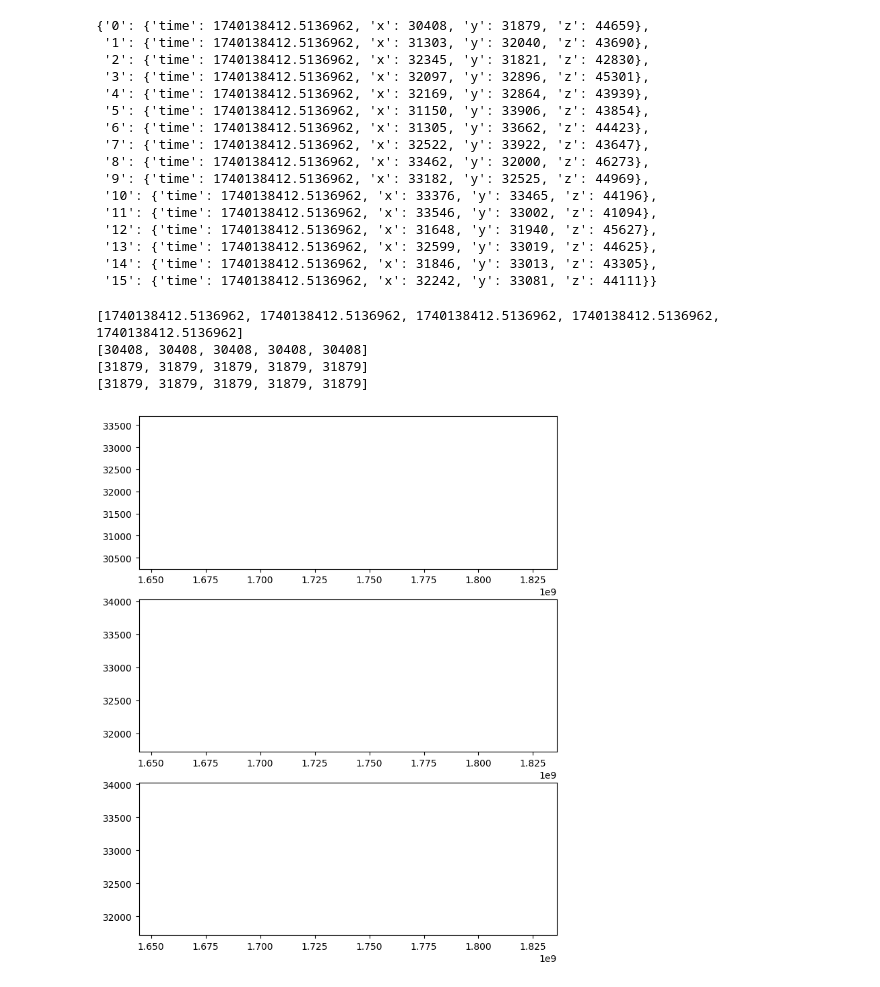
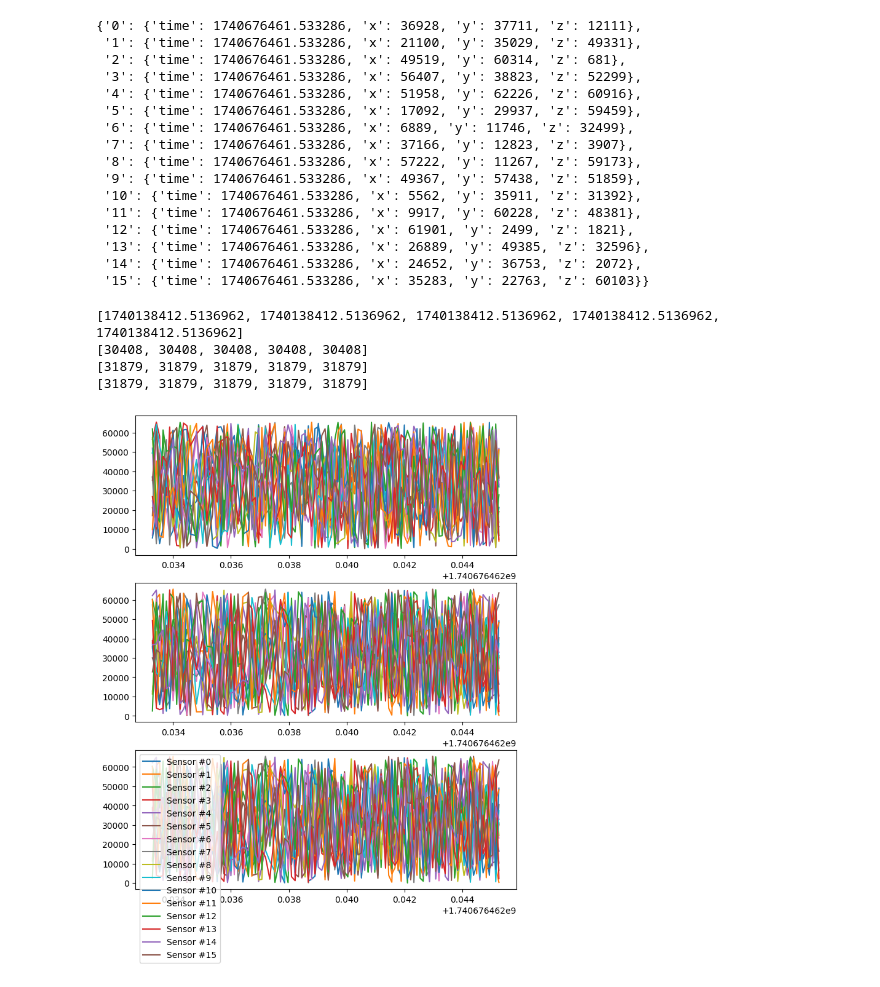
Before and after one commit to RaulGhisa/xela, a Jupyter notebook: src/notebooks/xela_data_analysis.ipynb, the cells around one changed output. Drawn from its saved outputs; the diff is of its cells as text; code cells hidden in the pictures.

```diff
--- a/src/notebooks/xela_data_analysis.ipynb
+++ b/src/notebooks/xela_data_analysis.ipynb
@@ -3,8 +3,8 @@ import json
 import matplotlib.pyplot as plt
 import os
 # %%
-with open(os.path.abspath(r'../../resources/all_grid_run__20250221T114712.json')) as file:
+with open(os.path.abspath(r'../../resources/mock_data.json')) as file:
     sensor_data = json.load(file)
 
-sensor_data[0]
+print(sensor_data[0])  # check there is something in there
 # %% [output]
@@ -28,5 +12,9 @@ sensor_data[0]
 # %%
-def convert_raw_sensor_data(data: list):
+def convert_raw_sensor_data(data: list) -> list[dict]:
+    """
+        Extract the time, x, y, z forces from raw sensor readings.
+        Returns an array of dicts.
+    """
     out = []
     for reading in data:
         msg = reading['1']['data']
@@ -46,26 +34,30 @@ def convert_raw_sensor_data(data: list):
 
 
 proc_sensor_data = convert_raw_sensor_data(sensor_data)
-proc_sensor_data[0]
+proc_sensor_data[0]  # check it works
 # %% [output]
-{'0': {'time': 1740138412.5136962, 'x': 30408, 'y': 31879, 'z': 44659},
- '1': {'time': 1740138412.5136962, 'x': 31303, 'y': 32040, 'z': 43690},
- '2': {'time': 1740138412.5136962, 'x': 32345, 'y': 31821, 'z': 42830},
- '3': {'time': 1740138412.5136962, 'x': 32097, 'y': 32896, 'z': 45301},
- '4': {'time': 1740138412.5136962, 'x': 32169, 'y': 32864, 'z': 43939},
- '5': {'time': 1740138412.5136962, 'x': 31150, 'y': 33906, 'z': 43854},
- '6': {'time': 1740138412.5136962, 'x': 31305, 'y': 33662, 'z': 44423},
- '7': {'time': 1740138412.5136962, 'x': 32522, 'y': 33922, 'z': 43647},
- '8': {'time': 1740138412.5136962, 'x': 33462, 'y': 32000, 'z': 46273},
- '9': {'time': 1740138412.5136962, 'x': 33182, 'y': 32525, 'z': 44969},
- '10': {'time': 1740138412.5136962, 'x': 33376, 'y': 33465, 'z': 44196},
- '11': {'time': 1740138412.5136962, 'x': 33546, 'y': 33002, 'z': 41094},
- '12': {'time': 1740138412.5136962, 'x': 31648, 'y': 31940, 'z': 45627},
- '13': {'time': 1740138412.5136962, 'x': 32599, 'y': 33019, 'z': 44625},
- '14': {'time': 1740138412.5136962, 'x': 31846, 'y': 33013, 'z': 43305},
- '15': {'time': 1740138412.5136962, 'x': 32242, 'y': 33081, 'z': 44111}}
+{'0': {'time': 1740676461.533286, 'x': 36928, 'y': 37711, 'z': 12111},
+ '1': {'time': 1740676461.533286, 'x': 21100, 'y': 35029, 'z': 49331},
+ '2': {'time': 1740676461.533286, 'x': 49519, 'y': 60314, 'z': 681},
+ '3': {'time': 1740676461.533286, 'x': 56407, 'y': 38823, 'z': 52299},
+ '4': {'time': 1740676461.533286, 'x': 51958, 'y': 62226, 'z': 60916},
+ '5': {'time': 1740676461.533286, 'x': 17092, 'y': 29937, 'z': 59459},
+ '6': {'time': 1740676461.533286, 'x': 6889, 'y': 11746, 'z': 32499},
+ '7': {'time': 1740676461.533286, 'x': 37166, 'y': 12823, 'z': 3907},
+ '8': {'time': 1740676461.533286, 'x': 57222, 'y': 11267, 'z': 59173},
+ '9': {'time': 1740676461.533286, 'x': 49367, 'y': 57438, 'z': 51859},
+ '10': {'time': 1740676461.533286, 'x': 5562, 'y': 35911, 'z': 31392},
+ '11': {'time': 1740676461.533286, 'x': 9917, 'y': 60228, 'z': 48381},
+ '12': {'time': 1740676461.533286, 'x': 61901, 'y': 2499, 'z': 1821},
+ '13': {'time': 1740676461.533286, 'x': 26889, 'y': 49385, 'z': 32596},
+ '14': {'time': 1740676461.533286, 'x': 24652, 'y': 36753, 'z': 2072},
+ '15': {'time': 1740676461.533286, 'x': 35283, 'y': 22763, 'z': 60103}}
 # %%
-def prep_for_plotting(data: list):
+def prep_for_plotting(data: list) -> tuple[list, list, list, list]:
+    """
+        Prepares the processed data for plotting i.e., 16 arrays of time, x, y, z coordinates coming from each sensor.
+        Returns a tuple of arrays time, x, y, z.
+    """
     plot_data_t = [[] for _ in range(16)]  # 16 sensors
     plot_data_x = [[] for _ in range(16)]  # 16 sensors
     plot_data_y = [[] for _ in range(16)]  # 16 sensors
@@ -78,8 +70,6 @@ def prep_for_plotting(data: list):
             plot_data_y[int(k)].append(v['y'])
             plot_data_z[int(k)].append(v['z'])
 
-    assert len(plot_data_t) == len(plot_data_x) == len(plot_data_y) == len(plot_data_z)
-
     return plot_data_t, plot_data_x, plot_data_y, plot_data_y
 
 
@@ -93,15 +83,16 @@ print('{}\n{}\n{}\n{}\n'.format(ts[0][:5], xs[0][:5], ys[0][:5], zs[0][:5]))
 # %%
 fig, axes = plt.subplots(3, 1, figsize=(8, 10))
 
 x_ax, y_ax, z_ax = axes[0], axes[1], axes[2]
 
 ts, xs, ys, zs = prep_for_plotting(proc_sensor_data)
 
 for i in range(len(ts)):
     x_ax.plot(ts[i], xs[i], label=f'Sensor #{i}')
     y_ax.plot(ts[i], ys[i], label=f'Sensor #{i}')
     z_ax.plot(ts[i], zs[i], label=f'Sensor #{i}')
 
+plt.legend()
 plt.show()
 # %% [output]
-[figure, old version]
+[figure, new version]
```
Also changed, not shown: parts of 1 cell of this notebook, 5 other files.
